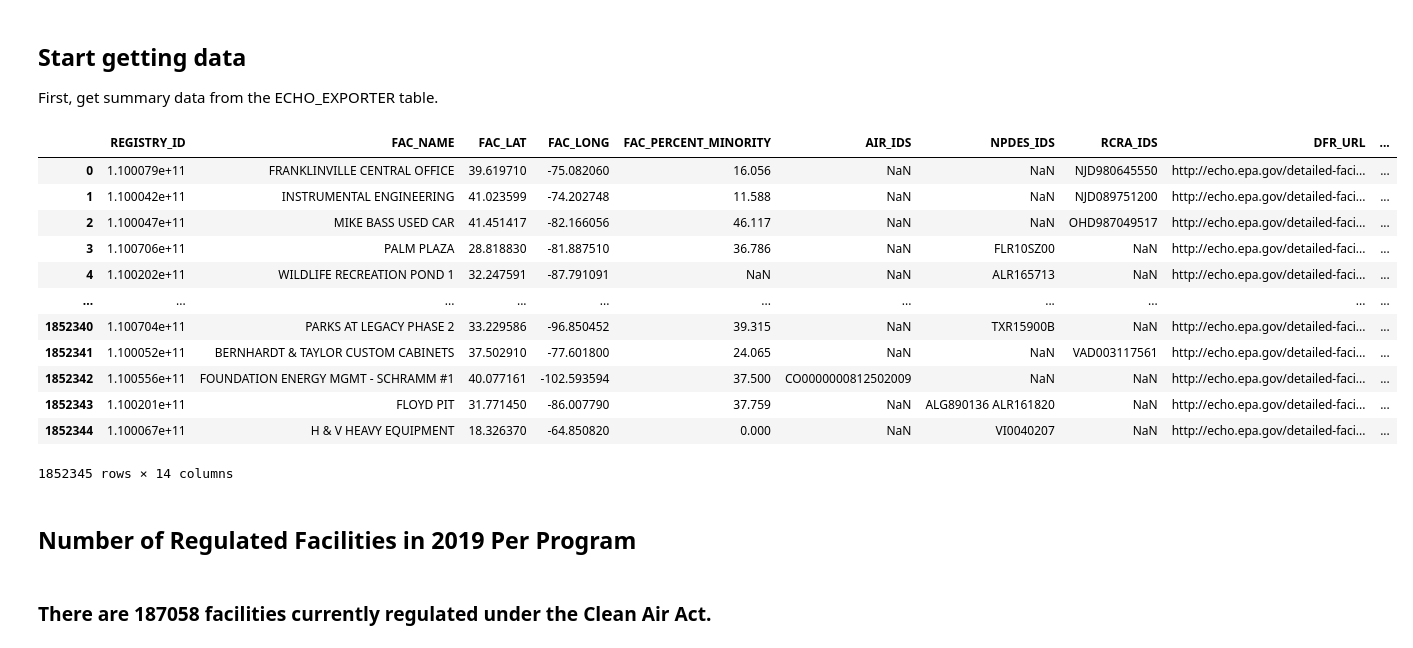
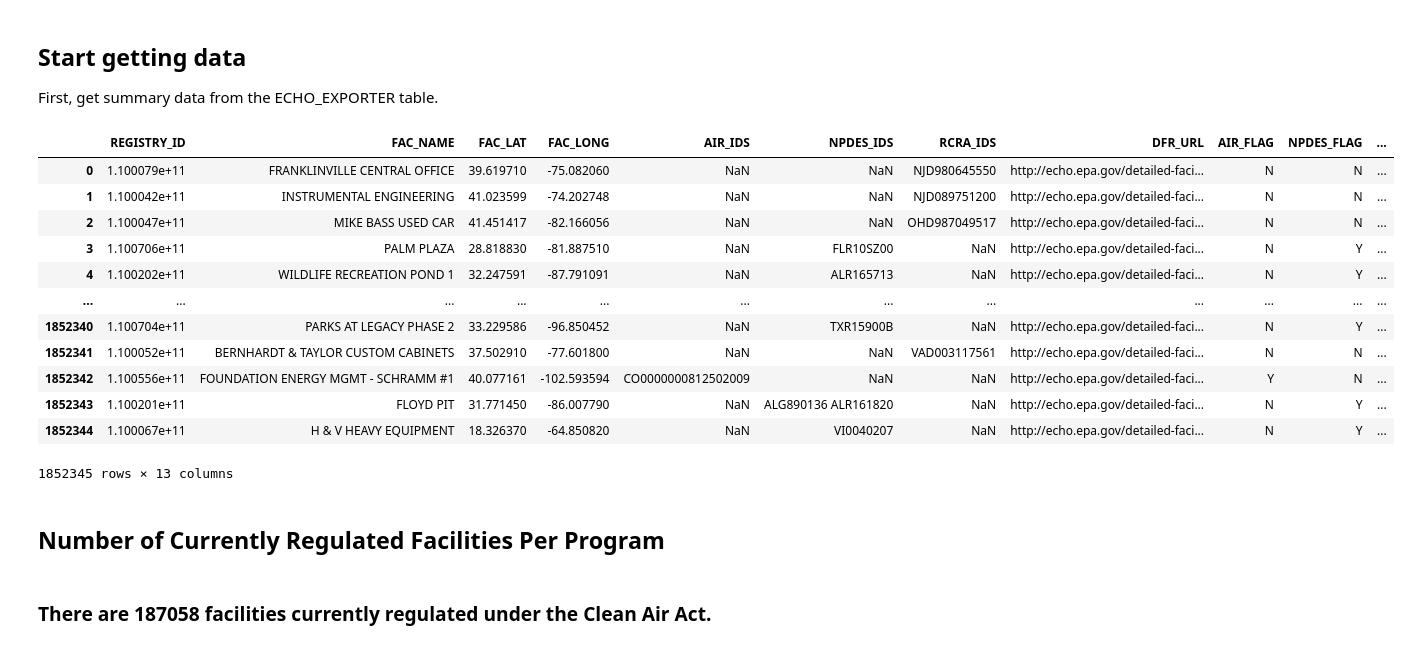
Before and after one commit to edgi-govdata-archiving/ECHO-Cross-Program, a Jupyter notebook: ECHO_National.ipynb, the cells around one changed output. Cells and saved outputs as stored; diff of their text form; code cells hidden in the pictures.

Commit message:
revise ECHO-National
Focus on 2019
Rework enforcement and penalties metrics
Reformat CSV outputs

```diff
--- a/ECHO_National.ipynb
+++ b/ECHO_National.ipynb
@@ -55,48 +55,47 @@ First, get summary data from the ECHO_EXPORTER table.
 # %%
 # Get everything we will need from ECHO_EXPORTER in a single DB query.
 # We can then use the full dataframe to specialize views of it.
 full_echo_data = None
 column_mapping = {
     '"REGISTRY_ID"': str,
     '"FAC_NAME"': str,
     '"FAC_LAT"': float,
     '"FAC_LONG"': float,
-    '"FAC_PERCENT_MINORITY"': float,
     '"AIR_IDS"': str,
     '"NPDES_IDS"': str,
     '"RCRA_IDS"': str,
     '"DFR_URL"': str,
     '"AIR_FLAG"': str,
     '"NPDES_FLAG"': str,
     '"GHG_FLAG"': str,
     '"RCRA_FLAG"': str,
     '"FAC_ACTIVE_FLAG"': str
 }
 column_names = list( column_mapping.keys() )
 columns_string = ','.join( column_names )
 sql = 'select ' + columns_string + ' from "ECHO_EXPORTER" where "AIR_FLAG" = \'Y\' or "NPDES_FLAG" = \'Y\' or "GHG_FLAG" = \'Y\' or "RCRA_FLAG" = \'Y\''
 try:
     # Don't index.
     full_echo_data = get_data( sql )
 except EmptyDataError:
     print("\nThere are no EPA facilities for this query.\n")
 full_echo_data
 # %% [output]
-|  | REGISTRY_ID | FAC_NAME | FAC_LAT | FAC_LONG | FAC_PERCENT_MINORITY | AIR_IDS | NPDES_IDS | RCRA_IDS | DFR_URL | ... |
-| 0 | 1.100079e+11 | FRANKLINVILLE CENTRAL OFFICE | 39.619710 | -75.082060 | 16.056 | NaN | NaN | NJD980645550 | http://echo.epa.gov/detailed-faci... | ... |
-| 1 | 1.100042e+11 | INSTRUMENTAL ENGINEERING | 41.023599 | -74.202748 | 11.588 | NaN | NaN | NJD089751200 | http://echo.epa.gov/detailed-faci... | ... |
-| 2 | 1.100047e+11 | MIKE BASS USED CAR | 41.451417 | -82.166056 | 46.117 | NaN | NaN | OHD987049517 | http://echo.epa.gov/detailed-faci... | ... |
-| 3 | 1.100706e+11 | PALM PLAZA | 28.818830 | -81.887510 | 36.786 | NaN | FLR10SZ00 | NaN | http://echo.epa.gov/detailed-faci... | ... |
-| 4 | 1.100202e+11 | WILDLIFE RECREATION POND 1 | 32.247591 | -87.791091 | NaN | NaN | ALR165713 | NaN | http://echo.epa.gov/detailed-faci... | ... |
-| ... | ... | ... | ... | ... | ... | ... | ... | ... | ... | ... |
-| 1852340 | 1.100704e+11 | PARKS AT LEGACY PHASE 2 | 33.229586 | -96.850452 | 39.315 | NaN | TXR15900B | NaN | http://echo.epa.gov/detailed-faci... | ... |
-| 1852341 | 1.100052e+11 | BERNHARDT & TAYLOR CUSTOM CABINETS | 37.502910 | -77.601800 | 24.065 | NaN | NaN | VAD003117561 | http://echo.epa.gov/detailed-faci... | ... |
-| 1852342 | 1.100556e+11 | FOUNDATION ENERGY MGMT - SCHRAMM #1 | 40.077161 | -102.593594 | 37.500 | CO0000000812502009 | NaN | NaN | http://echo.epa.gov/detailed-faci... | ... |
-| 1852343 | 1.100201e+11 | FLOYD PIT | 31.771450 | -86.007790 | 37.759 | NaN | ALG890136 ALR161820 | NaN | http://echo.epa.gov/detailed-faci... | ... |
-| 1852344 | 1.100067e+11 | H & V HEAVY EQUIPMENT | 18.326370 | -64.850820 | 0.000 | NaN | VI0040207 | NaN | http://echo.epa.gov/detailed-faci... | ... |
+|  | REGISTRY_ID | FAC_NAME | FAC_LAT | FAC_LONG | AIR_IDS | NPDES_IDS | RCRA_IDS | DFR_URL | AIR_FLAG | NPDES_FLAG | ... |
+| 0 | 1.100079e+11 | FRANKLINVILLE CENTRAL OFFICE | 39.619710 | -75.082060 | NaN | NaN | NJD980645550 | http://echo.epa.gov/detailed-faci... | N | N | ... |
+| 1 | 1.100042e+11 | INSTRUMENTAL ENGINEERING | 41.023599 | -74.202748 | NaN | NaN | NJD089751200 | http://echo.epa.gov/detailed-faci... | N | N | ... |
+| 2 | 1.100047e+11 | MIKE BASS USED CAR | 41.451417 | -82.166056 | NaN | NaN | OHD987049517 | http://echo.epa.gov/detailed-faci... | N | N | ... |
+| 3 | 1.100706e+11 | PALM PLAZA | 28.818830 | -81.887510 | NaN | FLR10SZ00 | NaN | http://echo.epa.gov/detailed-faci... | N | Y | ... |
+| 4 | 1.100202e+11 | WILDLIFE RECREATION POND 1 | 32.247591 | -87.791091 | NaN | ALR165713 | NaN | http://echo.epa.gov/detailed-faci... | N | Y | ... |
+| ... | ... | ... | ... | ... | ... | ... | ... | ... | ... | ... | ... |
+| 1852340 | 1.100704e+11 | PARKS AT LEGACY PHASE 2 | 33.229586 | -96.850452 | NaN | TXR15900B | NaN | http://echo.epa.gov/detailed-faci... | N | Y | ... |
+| 1852341 | 1.100052e+11 | BERNHARDT & TAYLOR CUSTOM CABINETS | 37.502910 | -77.601800 | NaN | NaN | VAD003117561 | http://echo.epa.gov/detailed-faci... | N | N | ... |
+| 1852342 | 1.100556e+11 | FOUNDATION ENERGY MGMT - SCHRAMM #1 | 40.077161 | -102.593594 | CO0000000812502009 | NaN | NaN | http://echo.epa.gov/detailed-faci... | Y | N | ... |
+| 1852343 | 1.100201e+11 | FLOYD PIT | 31.771450 | -86.007790 | NaN | ALG890136 ALR161820 | NaN | http://echo.epa.gov/detailed-faci... | N | Y | ... |
+| 1852344 | 1.100067e+11 | H & V HEAVY EQUIPMENT | 18.326370 | -64.850820 | NaN | VI0040207 | NaN | http://echo.epa.gov/detailed-faci... | N | Y | ... |
-1852345 rows × 14 columns
+1852345 rows × 13 columns
 # %% [markdown]
-## Number of Regulated Facilities in 2019 Per Program
+## Number of Currently Regulated Facilities Per Program
 # %%
 air_fac = full_echo_data.loc[(full_echo_data["AIR_FLAG"]=="Y") & (full_echo_data["FAC_ACTIVE_FLAG"]=="Y")].shape[0]
 water_fac = full_echo_data.loc[(full_echo_data["NPDES_FLAG"]=="Y") & (full_echo_data["FAC_ACTIVE_FLAG"]=="Y")].shape[0]
```
Also changed, not shown: parts of 35 cells of this notebook.
